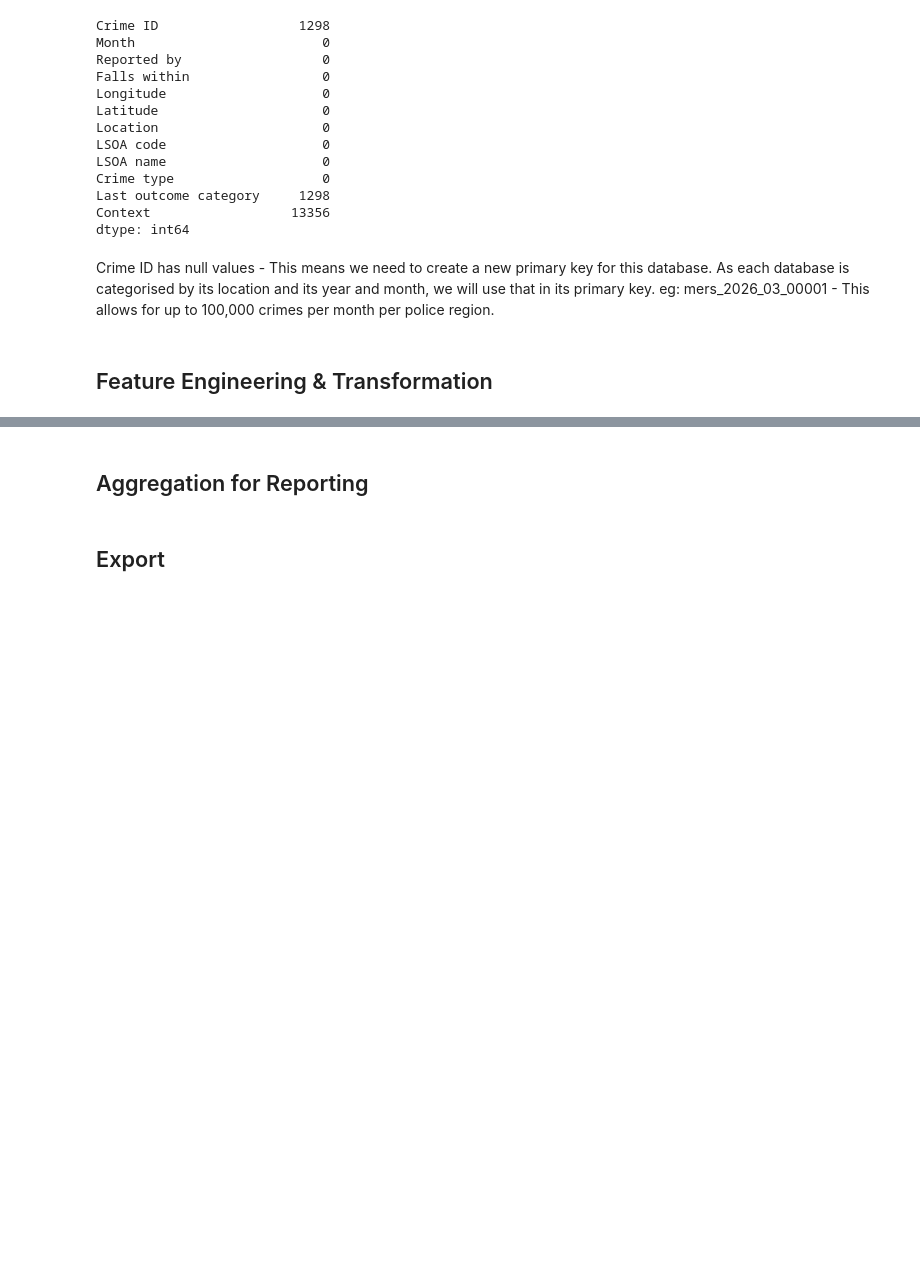
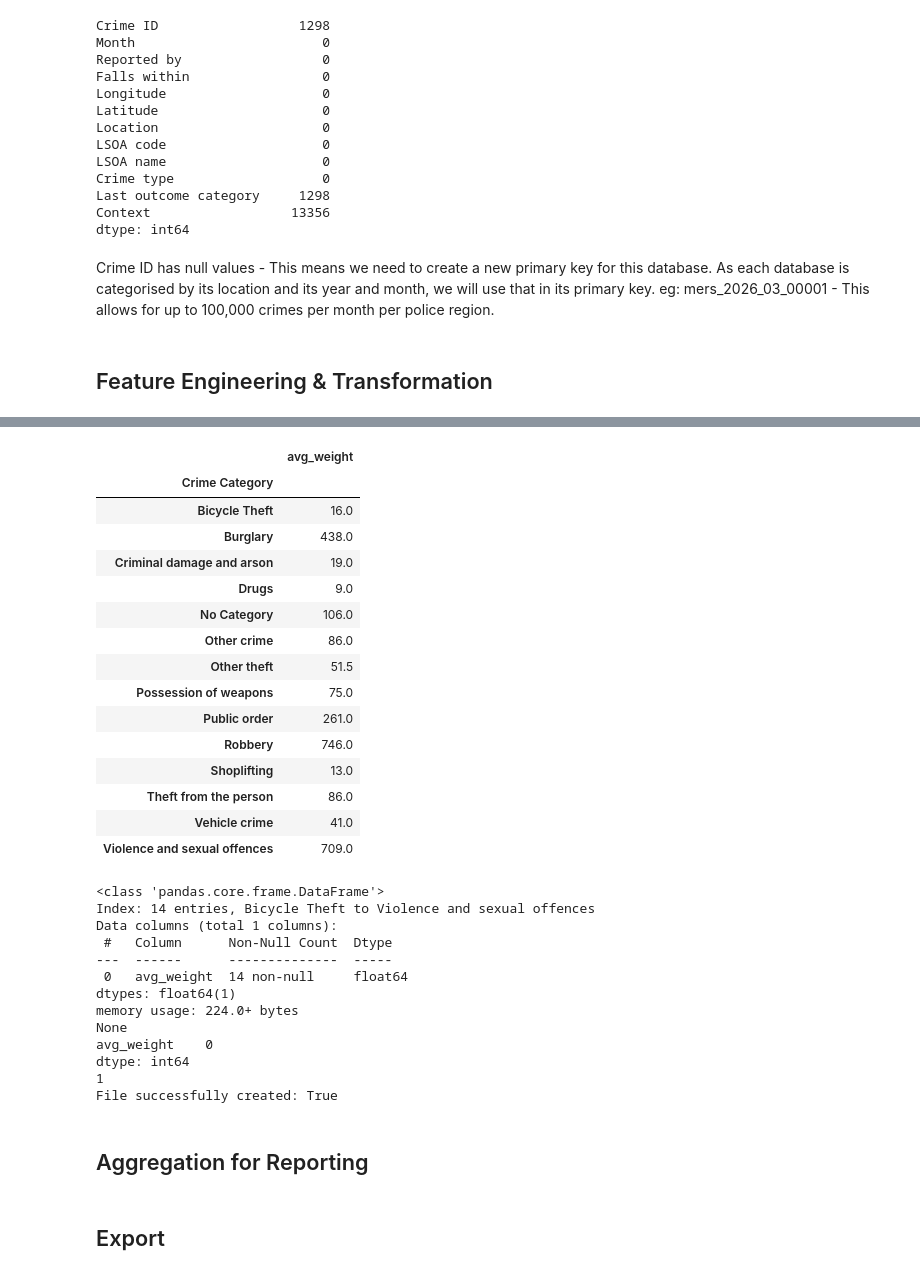
Before and after one commit to SamWilcock2468/Crime-Data-Analysis, a Jupyter notebook: Scripts/CrimeAnalysisPipeline.ipynb, the cells around one changed output, grey strips where cells are left out. Drawn from its saved outputs; the diff is of its cells as text; code cells hidden in the pictures; blank space fills up the shorter version.

```diff
--- a/Scripts/CrimeAnalysisPipeline.ipynb
+++ b/Scripts/CrimeAnalysisPipeline.ipynb
@@ -73,3 +302,53 @@ eg: mers_2026_03_00001 - This allows for up to 100,000 crimes per month per poli
+# %%
+## Create Finalised Table
+crime_category_severity_final = pd.DataFrame({
+    'avg_weight': median_weight,
+})
+
+display(crime_category_severity_final) #remove to view table before exporting
+
+## Validation Checks
+print(crime_category_severity_final.info())
+
+print(crime_category_severity_final.isnull().sum())
+
+print(crime_category_severity_final.duplicated().sum())
+
+
+## Output Final Table to csv
+crime_category_severity_final.to_csv('../Data/Processed/crime-category-severity-weighting.csv', index=False)
+
+print(f'File successfully created: {Path('../Data/Processed/crime-category-severity-weighting.csv').exists()}')
+# %% [output]
+|  | avg_weight |
+| Crime Category |  |
+| Bicycle Theft | 16.0 |
+| Burglary | 438.0 |
+| Criminal damage and arson | 19.0 |
+| Drugs | 9.0 |
+| No Category | 106.0 |
+| Other crime | 86.0 |
+| Other theft | 51.5 |
+| Possession of weapons | 75.0 |
+| Public order | 261.0 |
+| Robbery | 746.0 |
+| Shoplifting | 13.0 |
+| Theft from the person | 86.0 |
+| Vehicle crime | 41.0 |
+| Violence and sexual offences | 709.0 |
+<class 'pandas.core.frame.DataFrame'>
+Index: 14 entries, Bicycle Theft to Violence and sexual offences
+Data columns (total 1 columns):
+ #   Column      Non-Null Count  Dtype
+---  ------      --------------  -----
+ 0   avg_weight  14 non-null     float64
+dtypes: float64(1)
+memory usage: 224.0+ bytes
+None
+avg_weight    0
+dtype: int64
+1
+File successfully created: True
 # %% [markdown]
 ## Aggregation for Reporting
 # %% [markdown]
```
Also changed, not shown: parts of 25 cells of this notebook.
